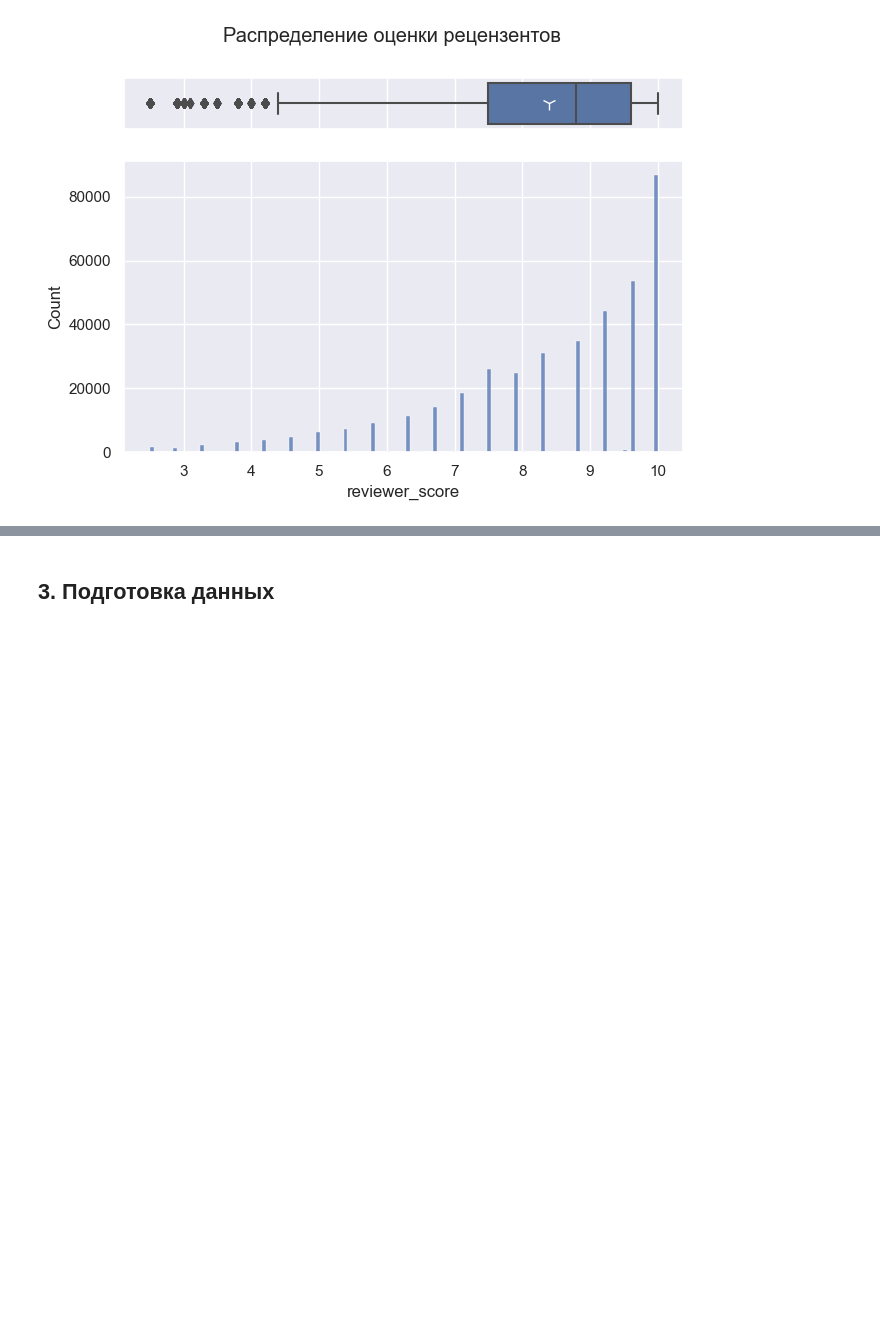
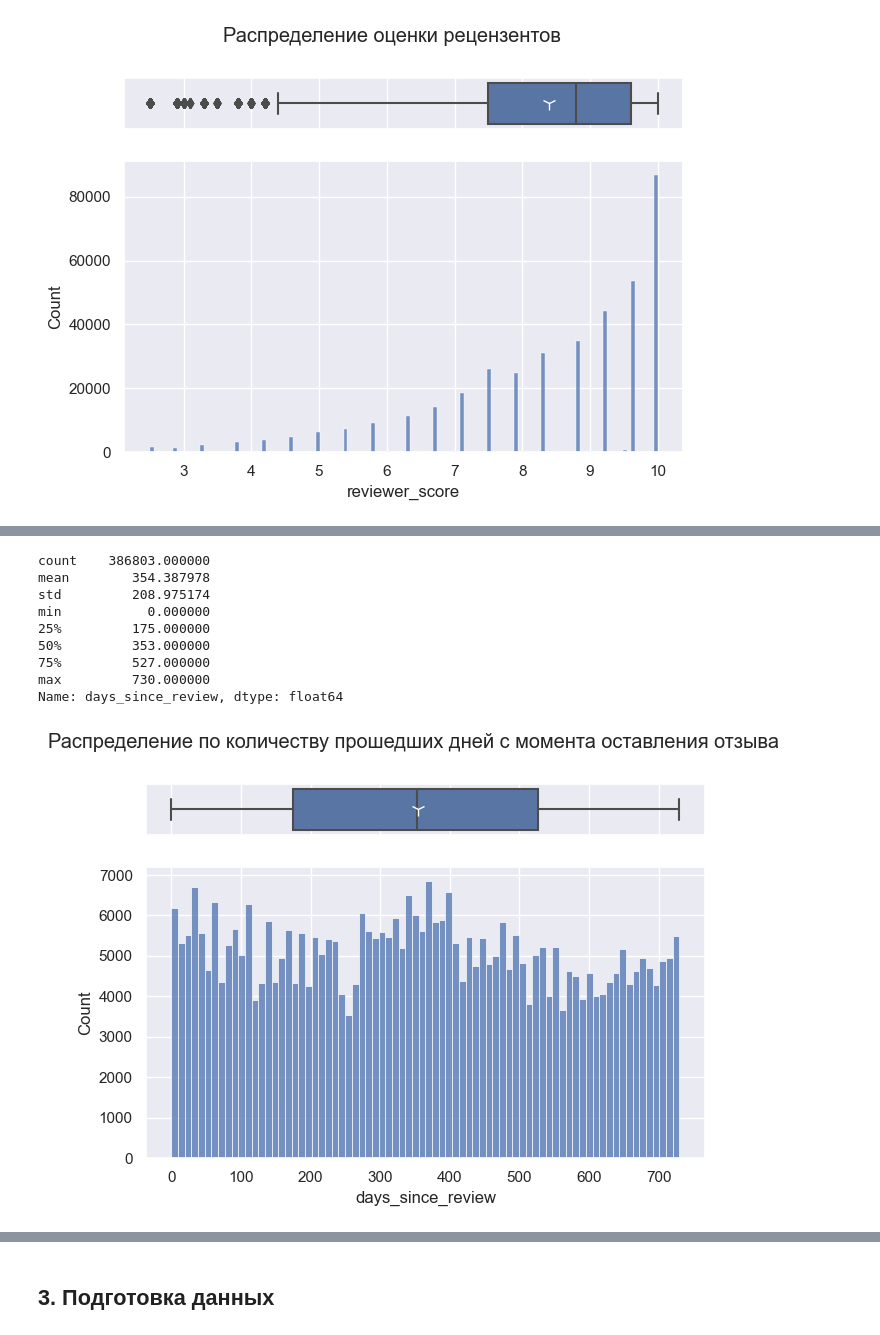
Before and after one commit to mvulf/sf_data_science, a Jupyter notebook: project_3/EDA_hotels.ipynb, the cells around one changed output, grey strips where cells are left out. Saved outputs shown, nothing was run; the diff lists cells and outputs as text; code cells hidden in the pictures; blank space fills up the shorter version.

```diff
--- a/project_3/EDA_hotels.ipynb
+++ b/project_3/EDA_hotels.ipynb
@@ -583,0 +657,3 @@ hotels[hotels['reviewer_score'] < 3.0]
+# %%
+hotels['days_since_review'] = hotels['days_since_review'].apply(lambda x: int(x.split(' ')[0]))
+hotels['days_since_review']
@@ -583,0 +673,14 @@ hotels[hotels['reviewer_score'] < 3.0]
+# %%
+display(hotels['days_since_review'].describe())
+box_hist_plot(data=hotels, x='days_since_review', title='Распределение по количеству прошедших дней с момента оставления отзыва')
+# %% [output]
+count    386803.000000
+mean        354.387978
+std         208.975174
+min           0.000000
+25%         175.000000
+50%         353.000000
+75%         527.000000
+max         730.000000
+Name: days_since_review, dtype: float64
+[figure, added]
```
Also changed, not shown: parts of 33 cells of this notebook.
